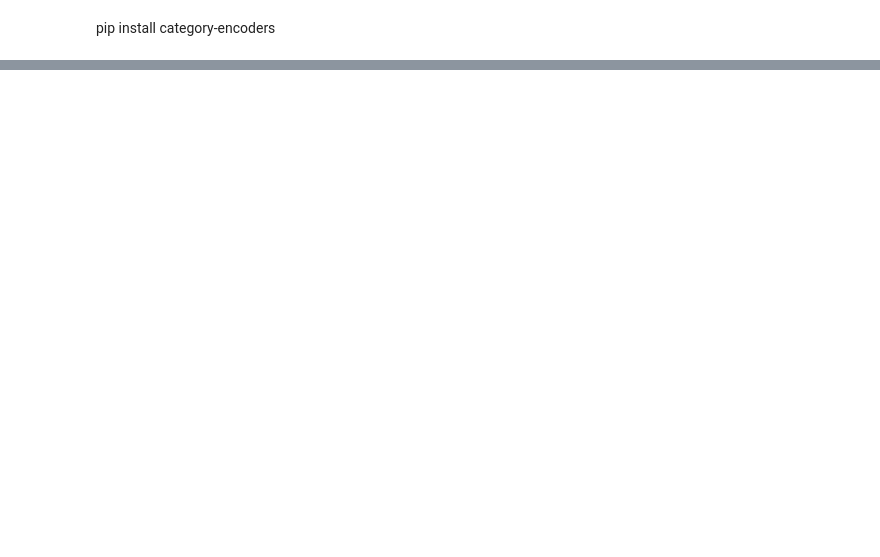
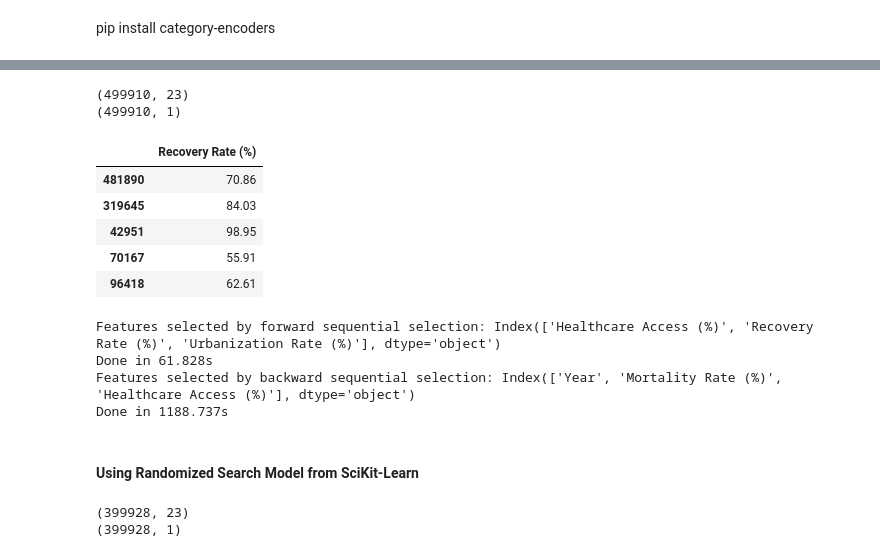
Before and after one commit to sganesan64/Capstone-Healthcare, a Jupyter notebook: Capstone_WorlHealthcare.ipynb, the cells around one changed output, grey strips where cells are left out. Saved outputs shown, nothing was run; the diff lists cells and outputs as text; code cells hidden in the pictures; blank space fills up the shorter version.

```diff
--- a/Capstone_WorlHealthcare.ipynb
+++ b/Capstone_WorlHealthcare.ipynb
@@ -161,0 +275,7 @@ pip install category-encoders
+# %%
+categorical_cols = ['Country','Disease Name','Disease Category','Age Group','Gender','Treatment Type','Availability of Vaccines/Treatment']
+# %%
+enc = ce.CatBoostEncoder(cols=categorical_cols)
+print(enc)
+y = pd.DataFrame(ghs['Recovery Rate (%)'])
+ghs.info()
@@ -161,0 +300,18 @@ pip install category-encoders
+# %%
+print(ghs.shape)
+print(y.shape)
+ghs[categorical_cols] = enc.fit_transform(ghs[categorical_cols],y)
+# %% [output]
+(499910, 23)
+(499910, 1)
+# %%
+
+X_train, X_test, y_train, y_test = train_test_split(ghs, y, test_size=0.2, random_state=42)
+y_train.head()
+# %% [output]
+|  | Recovery Rate (%) |
+| 481890 | 70.86 |
+| 319645 | 84.03 |
+| 42951 | 98.95 |
+| 70167 | 55.91 |
+| 96418 | 62.61 |
@@ -161,0 +322,32 @@ pip install category-encoders
+# %%
+
+
+tic_fwd = time()
+sfs_forward = SequentialFeatureSelector(
+    ridge, n_features_to_select=3, direction="forward"
+).fit(X_train, y_train)
+toc_fwd = time()
+
+tic_bwd = time()
+sfs_backward = SequentialFeatureSelector(
+    ridge, n_features_to_select=3, direction="backward"
+).fit(X_train, y_train)
+toc_bwd = time()
+
+print(
+    "Features selected by forward sequential selection: "
+    f"{feature_names[sfs_forward.get_support()]}"
+)
+print(f"Done in {toc_fwd - tic_fwd:.3f}s")
+print(
+    "Features selected by backward sequential selection: "
+    f"{feature_names[sfs_backward.get_support()]}"
+)
+print(f"Done in {toc_bwd - tic_bwd:.3f}s")
+# %% [output]
+Features selected by forward sequential selection: Index(['Healthcare Access (%)', 'Recovery Rate (%)', 'Urbanization Rate (%)'], dtype='object')
+Done in 61.828s
+Features selected by backward sequential selection: Index(['Year', 'Mortality Rate (%)', 'Healthcare Access (%)'], dtype='object')
+Done in 1188.737s
+# %% [markdown]
+#### Using Randomized Search Model from SciKit-Learn
@@ -161,0 +358,8 @@ pip install category-encoders
+# %%
+# 2. Define the model
+rf = RandomForestClassifier()
+print(X_train.shape)
+print(y_train.shape)
+# %% [output]
+(399928, 23)
+(399928, 1)
```
Also changed, not shown: parts of 31 cells of this notebook.
